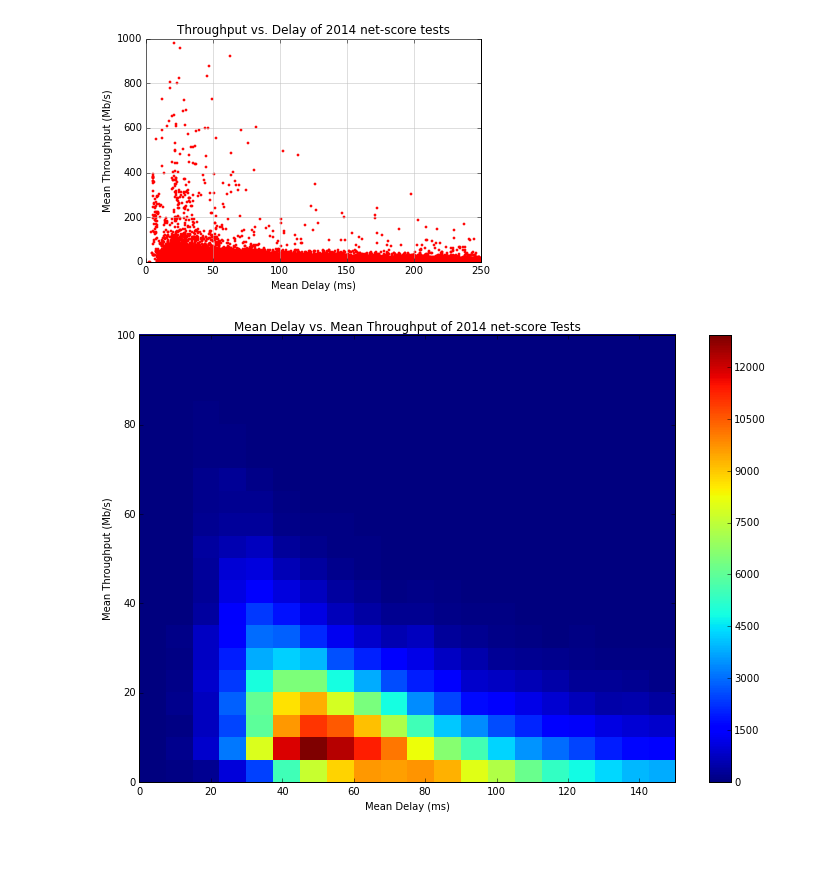
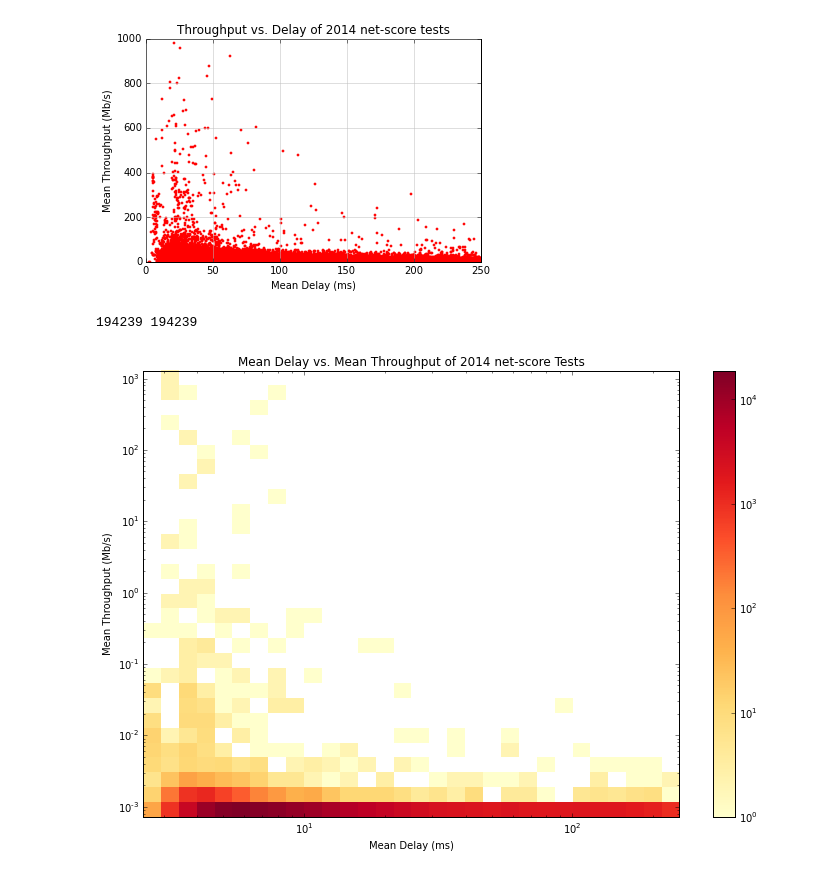
Before and after one commit to amirunpri2018/net-score, a Jupyter notebook: notebooks/Density_coding_heatmaps.ipynb, the cells around one changed output. Drawn from its saved outputs; the diff is of its cells as text; code cells hidden in the pictures; blank space fills up the shorter version.

```diff
--- a/notebooks/Density_coding_heatmaps.ipynb
+++ b/notebooks/Density_coding_heatmaps.ipynb
@@ -29,6 +47,10 @@ dtypes: float64(73), object(44)
 # %%
-throughput2014 = df2014['ThroughputData.Med'].values
-throughput2013 = df2013['ThroughputData.Med'].values
-latency2014 = df2014['LatencyData.Mean'].values
-latency2013 = df2013['LatencyData.Mean'].values
+throughput2014med = df2014['ThroughputData.Med'].values
+latency2014med = df2014['LatencyData.Mean'].values
+
+throughput2014mean = df2014['ThroughputData.Mean'].values
+latency2014mean = df2014['LatencyData.Mean'].values
+
+throughput2013med = df2013['ThroughputData.Med'].values
+latency2013med = df2013['LatencyData.Mean'].values
 # %%
@@ -36,22 +58,23 @@ print len(latency2014), len(throughput2014)
 # %% [output]
 194239 194239
 # %%
-thrus = []
-lats = []
-
-#Remove values that do not make sense
-for val in throughput2014:
-    if np.isfinite(float(val)) and float(val) > 0:
-        thrus.append(float(val))
-
 tuples = []
-for i in range(len(latency2014)):
-    latency = float(latency2014[i])
-    throughput = float(throughput2014[i])
+for i in range(len(latency2014med)):
+    latency = float(latency2014med[i])
+    throughput = float(throughput2014med[i])
     if np.isfinite(latency) and np.isfinite(throughput) and latency > 0 and latency < 250 and throughput > 0:
         tuples.append((latency,throughput))
 
 medtups = np.asarray(tuples, dtype=np.float64)
+# %%
+tuples = []
+for i in range(len(latency2014mean)):
+    latency = float(latency2014mean[i])
+    throughput = float(throughput2014mean[i])
+    if np.isfinite(latency) and np.isfinite(throughput) and latency > 0 and latency < 250 and throughput > 0:
+        tuples.append((latency,throughput))
+
+meantups = np.asarray(tuples, dtype=np.float64)
 # %%
 mean_delay = np.mean(medtups[:,0])
 std_delay = np.std(medtups[:,0])
@@ -140,21 +162,36 @@ ax.set_title('Throughput vs. Delay of 2014 net-score tests')
 plt.show()
 # %% [output]
 [figure]
+# %%
+# throughput2014med = df2014['ThroughputData.Med'].values
+# latency2014med = df2014['LatencyData.Mean'].values
+
+# throughput2014mean = df2014['ThroughputData.Mean'].values
+# latency2014mean = df2014['LatencyData.Mean'].values
+
+# throughput2013med = df2013['ThroughputData.Med'].values
+# latency2013med = df2013['LatencyData.Mean'].values
+
+print len(latency2014mean), len(throughput2014med)
+# %% [output]
+194239 194239
 # %%
 import pylab
 pylab.rcParams['figure.figsize'] = (12.0, 8.0)
 
 x = meantups[:,0]
 y = meantups[:,1]
-#range=[[0, 150],[0,100]]
+r = [[0, 150],[0,100]]
 
 fig, ax = plt.subplots()
-im = ax.hist2d(x,y, bins=20, range=[[0,150],[0,100]])
-extent = [yedges[0],yedges[-1], xedges[0], xedges[-1]]
-fig.colorbar(img,ax=ax)
+ax.set_yscale('log')
+ax.set_xscale('log')
+im = ax.hist2d(x, y, bins=30, norm=mpl.colors.LogNorm(), cmap=mpl.cm.YlOrRd)
+fig.colorbar(im[3],ax=ax)
+
 plt.title('Mean Delay vs. Mean Throughput of 2014 net-score Tests')
 plt.xlabel('Mean Delay (ms)')
 plt.ylabel('Mean Throughput (Mb/s)')
 plt.show()
 # %% [output]
-[figure, old version]
+[figure, new version]
```
Also changed, not shown: parts of 12 cells of this notebook, 2 other files.
